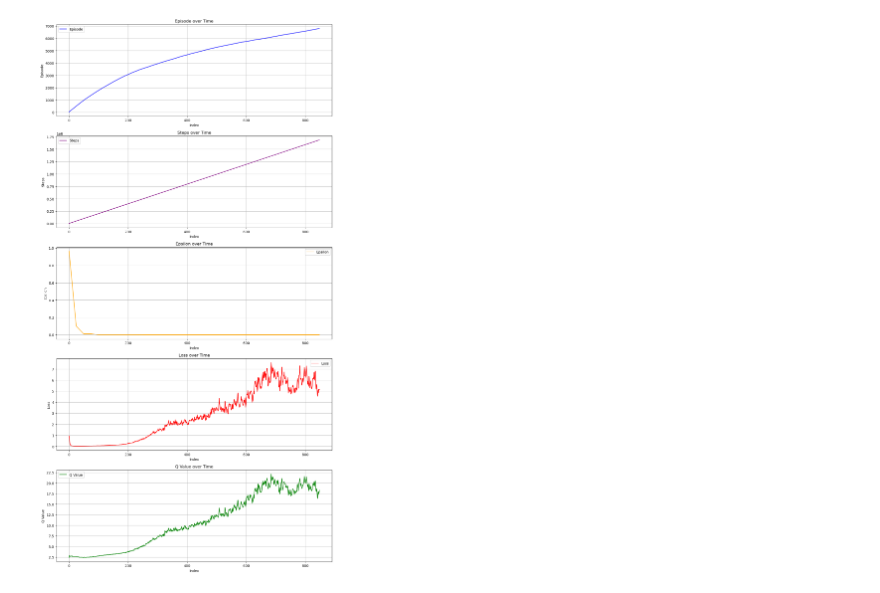
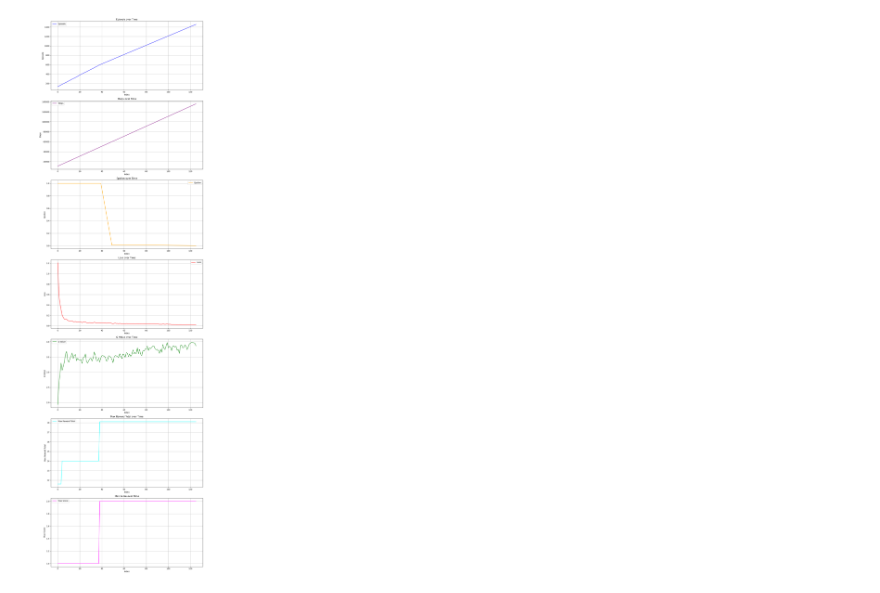
Before and after one commit to WhizZest/Book_Code_RL, a Jupyter notebook: ch07_值函数逼近/非线性逼近/FlappyBird-rgb/readCSV.ipynb, the cells around one changed output. Cells and saved outputs as stored; diff of their text form; code cells hidden in the pictures.

```diff
--- a/ch07_值函数逼近/非线性逼近/FlappyBird-rgb/readCSV.ipynb
+++ b/ch07_值函数逼近/非线性逼近/FlappyBird-rgb/readCSV.ipynb
@@ -11,7 +11,7 @@ def plot_csv_data(file_name, num_last_episodes=None):
         data = pd.read_csv(file_name)
 
         # 检查文件中是否包含需要的列
-        required_columns = ["Time", "episode", "Steps", "epsilon", "loss", "Q_value"]
+        required_columns = ["Time", "episode", "Steps", "epsilon", "loss", "Q_value", "max_reward_total", "max_score"]
         if not all(col in data.columns for col in required_columns):
             print(f"文件中缺少以下必需列：{set(required_columns) - set(data.columns)}")
             return
@@ -24,7 +24,7 @@ def plot_csv_data(file_name, num_last_episodes=None):
         plt.figure(figsize=(12, 40))
 
         # 绘制 episode 图像
-        plt.subplot(9, 1, 1)
+        plt.subplot(7, 1, 1)
         plt.plot(data["episode"], label="Episode", color='blue')
         plt.xlabel("Index")
         plt.ylabel("Episode")
@@ -33,7 +33,7 @@ def plot_csv_data(file_name, num_last_episodes=None):
         plt.legend()
 
         # 绘制 Steps 图像
-        plt.subplot(9, 1, 2)
+        plt.subplot(7, 1, 2)
         plt.plot(data["Steps"], label="Steps", color='purple')
         plt.xlabel("Index")
         plt.ylabel("Steps")
@@ -42,7 +42,7 @@ def plot_csv_data(file_name, num_last_episodes=None):
         plt.legend()
 
         # 绘制 epsilon 图像
-        plt.subplot(9, 1, 3)
+        plt.subplot(7, 1, 3)
         plt.plot(data["epsilon"], label="Epsilon", color='orange')
         plt.xlabel("Index")
         plt.ylabel("Epsilon")
@@ -51,36 +51,54 @@ def plot_csv_data(file_name, num_last_episodes=None):
         plt.legend()
 
         # 绘制 loss 图像
-        plt.subplot(9, 1, 4)
+        plt.subplot(7, 1, 4)
         plt.plot(data["loss"], label="Loss", color='red')
         plt.xlabel("Index")
         plt.ylabel("Loss")
         plt.title("Loss over Time")
         plt.grid()
         plt.legend()
 
         # 绘制 Q_value 图像
-        plt.subplot(9, 1, 5)
+        plt.subplot(7, 1, 5)
         plt.plot(data["Q_value"], label="Q Value", color='green')
         plt.xlabel("Index")
         plt.ylabel("Q Value")
         plt.title("Q Value over Time")
+        plt.grid()
+        plt.legend()
+
+        # 绘制 max_reward_total 图像
+        plt.subplot(7, 1, 6)
+        plt.plot(data["max_reward_total"], label="Max Reward Total", color='cyan')
+        plt.xlabel("Index")
+        plt.ylabel("Max Reward Total")
+        plt.title("Max Reward Total over Time")
+        plt.grid()
+        plt.legend()
+
+        # 绘制 max_score 图像
+        plt.subplot(7, 1, 7)
+        plt.plot(data["max_score"], label="Max Score", color='magenta')
+        plt.xlabel("Index")
+        plt.ylabel("Max Score")
+        plt.title("Max Score over Time")
         plt.grid()
         plt.legend()
 
         # 调整布局并显示图像
         plt.tight_layout()
         plt.show()
 
     except FileNotFoundError:
         print("文件未找到，请检查文件名后重试。")
     except pd.errors.EmptyDataError:
         print("文件为空，请检查文件内容。")
     except Exception as e:
         print(f"发生错误：{e}")
 
-csv_file = f'dueling_dqn_noise_MultiStep_PER_2024-12-16_11-09-20.csv'
-# 调用函数，只显示最后 20 个数据
+csv_file = f'dueling_dqn_noise_MultiStep_PER_2024-12-23_00-05-25.csv'
+# 调用函数，只显示最后 100 个数据
 plot_csv_data(csv_file)
 # %% [output]
-[figure, old version]
+[figure, new version]
```
Also changed, not shown: 3 other files.
